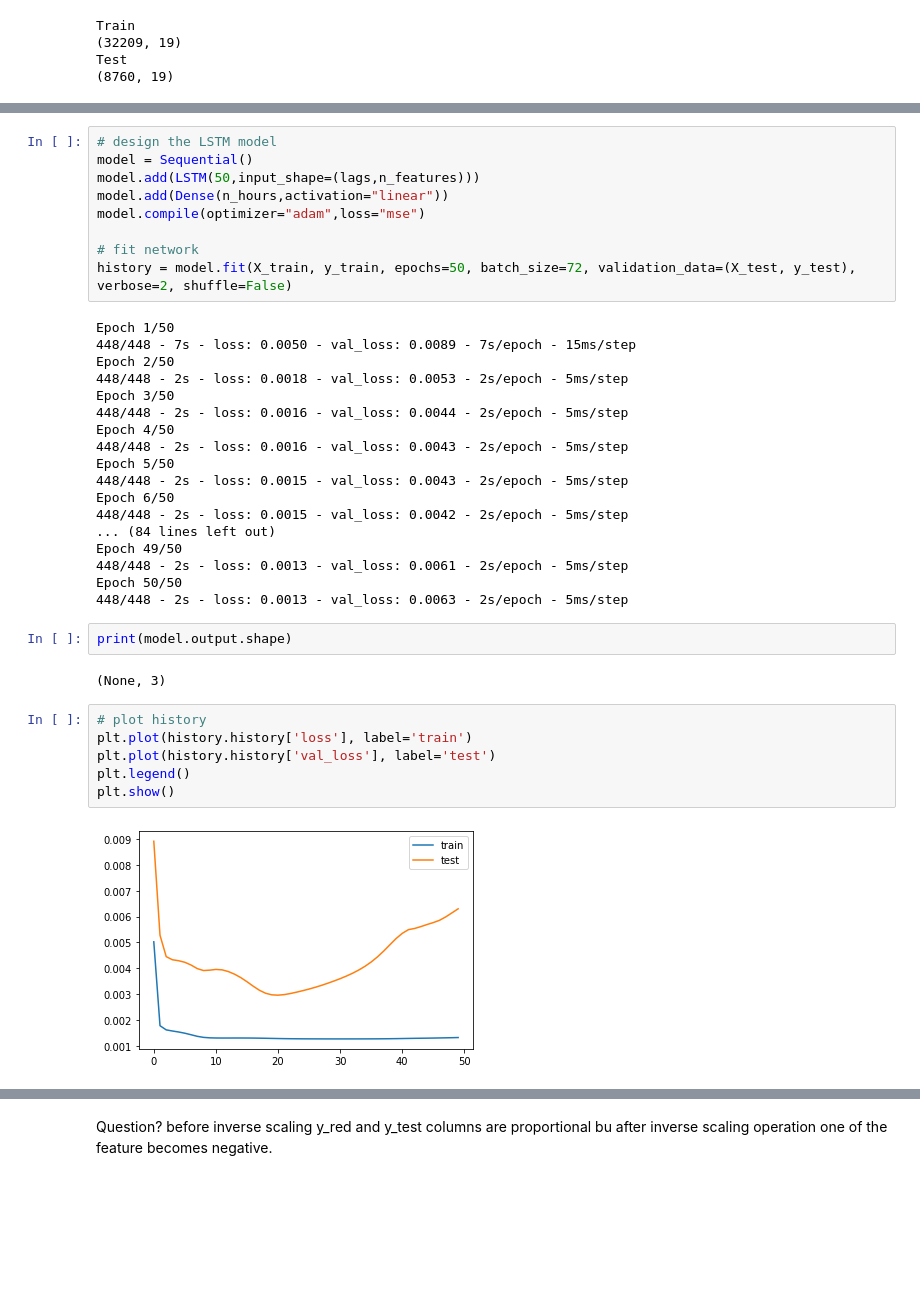
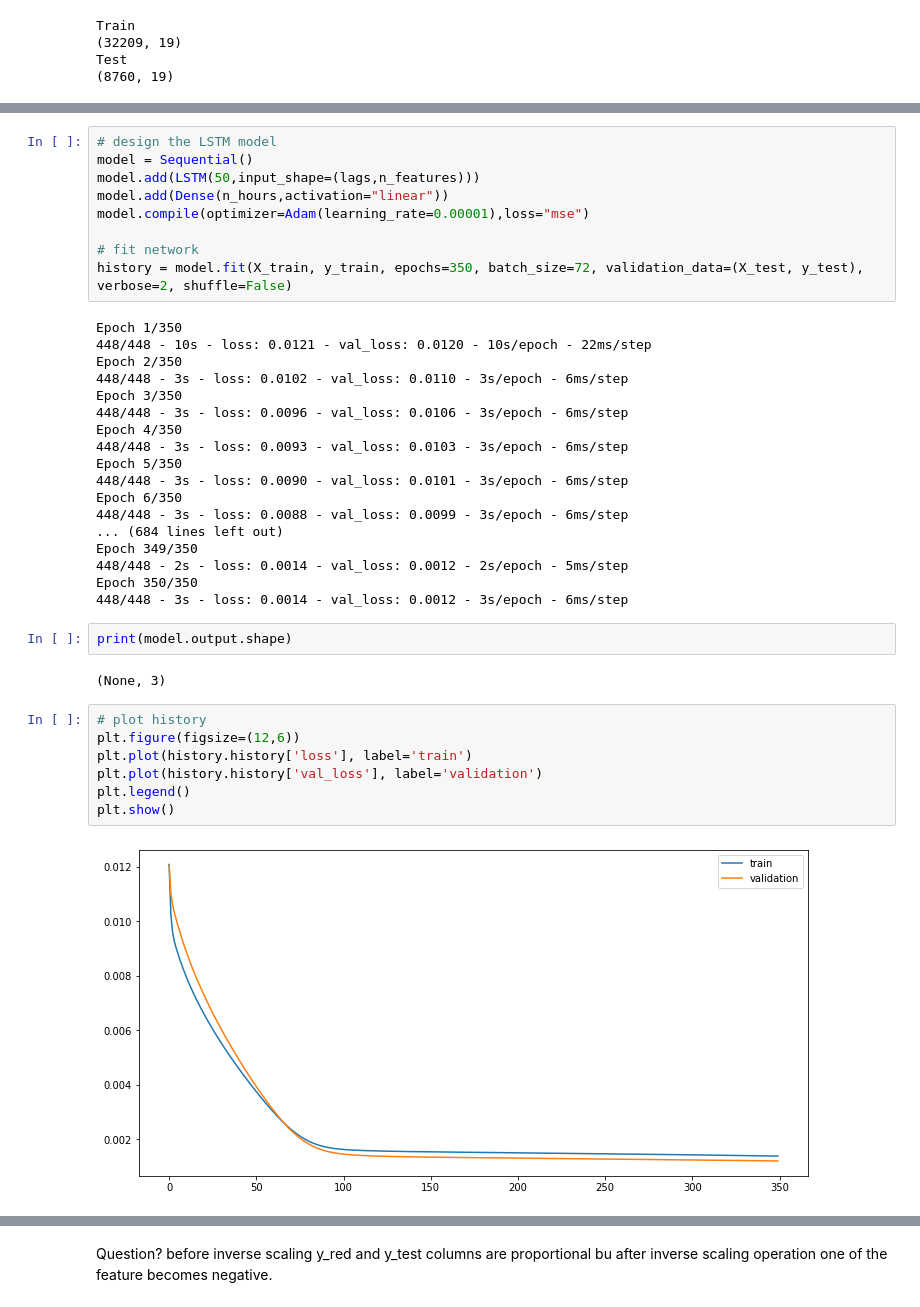
Before and after one commit to bilgedogan/Time-Series-Forecasting, a Jupyter notebook: Pollution/AirPollution.ipynb, the cells around one changed output, grey strips where cells are left out. Cells and saved outputs as stored; diff of their text form; blank space fills up the shorter version.

Commit message:
different model implementations on new datasets

```diff
--- a/Pollution/AirPollution.ipynb
+++ b/Pollution/AirPollution.ipynb
@@ -273,40 +294,41 @@ print(X_train.shape,y_train.shape,X_test.shape,y_test.shape)
 model = Sequential()
 model.add(LSTM(50,input_shape=(lags,n_features)))
 model.add(Dense(n_hours,activation="linear"))
-model.compile(optimizer="adam",loss="mse")
+model.compile(optimizer=Adam(learning_rate=0.00001),loss="mse")
 
 # fit network
-history = model.fit(X_train, y_train, epochs=50, batch_size=72, validation_data=(X_test, y_test), verbose=2, shuffle=False)
+history = model.fit(X_train, y_train, epochs=350, batch_size=72, validation_data=(X_test, y_test), verbose=2, shuffle=False)
 # %% [output]
-Epoch 1/50
-448/448 - 7s - loss: 0.0050 - val_loss: 0.0089 - 7s/epoch - 15ms/step
-Epoch 2/50
-448/448 - 2s - loss: 0.0018 - val_loss: 0.0053 - 2s/epoch - 5ms/step
-Epoch 3/50
-448/448 - 2s - loss: 0.0016 - val_loss: 0.0044 - 2s/epoch - 5ms/step
-Epoch 4/50
-448/448 - 2s - loss: 0.0016 - val_loss: 0.0043 - 2s/epoch - 5ms/step
-Epoch 5/50
-448/448 - 2s - loss: 0.0015 - val_loss: 0.0043 - 2s/epoch - 5ms/step
-Epoch 6/50
-448/448 - 2s - loss: 0.0015 - val_loss: 0.0042 - 2s/epoch - 5ms/step
-... (84 lines left out)
-Epoch 49/50
-448/448 - 2s - loss: 0.0013 - val_loss: 0.0061 - 2s/epoch - 5ms/step
-Epoch 50/50
-448/448 - 2s - loss: 0.0013 - val_loss: 0.0063 - 2s/epoch - 5ms/step
+Epoch 1/350
+448/448 - 10s - loss: 0.0121 - val_loss: 0.0120 - 10s/epoch - 22ms/step
+Epoch 2/350
+448/448 - 3s - loss: 0.0102 - val_loss: 0.0110 - 3s/epoch - 6ms/step
+Epoch 3/350
+448/448 - 3s - loss: 0.0096 - val_loss: 0.0106 - 3s/epoch - 6ms/step
+Epoch 4/350
+448/448 - 3s - loss: 0.0093 - val_loss: 0.0103 - 3s/epoch - 6ms/step
+Epoch 5/350
+448/448 - 3s - loss: 0.0090 - val_loss: 0.0101 - 3s/epoch - 6ms/step
+Epoch 6/350
+448/448 - 3s - loss: 0.0088 - val_loss: 0.0099 - 3s/epoch - 6ms/step
+... (684 lines left out)
+Epoch 349/350
+448/448 - 2s - loss: 0.0014 - val_loss: 0.0012 - 2s/epoch - 5ms/step
+Epoch 350/350
+448/448 - 3s - loss: 0.0014 - val_loss: 0.0012 - 3s/epoch - 6ms/step
 # %%
 print(model.output.shape)
 # %% [output]
 (None, 3)
 # %%
 # plot history
+plt.figure(figsize=(12,6))
 plt.plot(history.history['loss'], label='train')
-plt.plot(history.history['val_loss'], label='test')
+plt.plot(history.history['val_loss'], label='validation')
 plt.legend()
 plt.show()
 # %% [output]
-[figure, old version]
+[figure, new version]
 # %%
 y_pred = model.predict(X_test)
 # %% [output]
```
Also changed, not shown: parts of 12 cells of this notebook, 32 other files.
